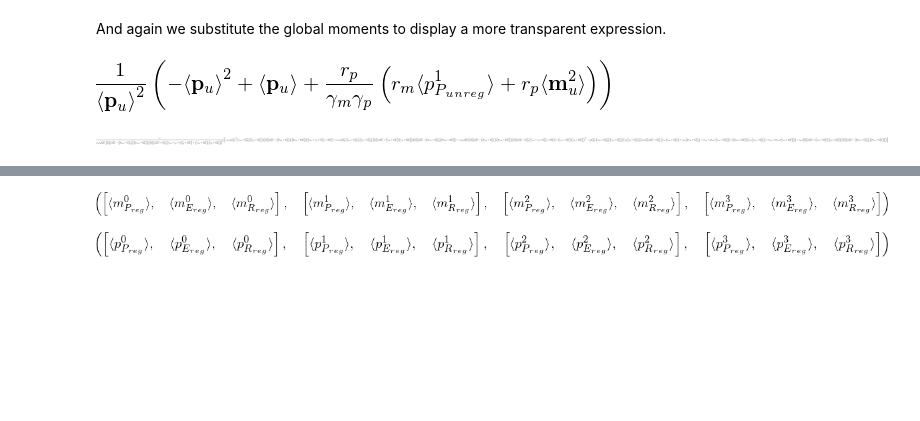
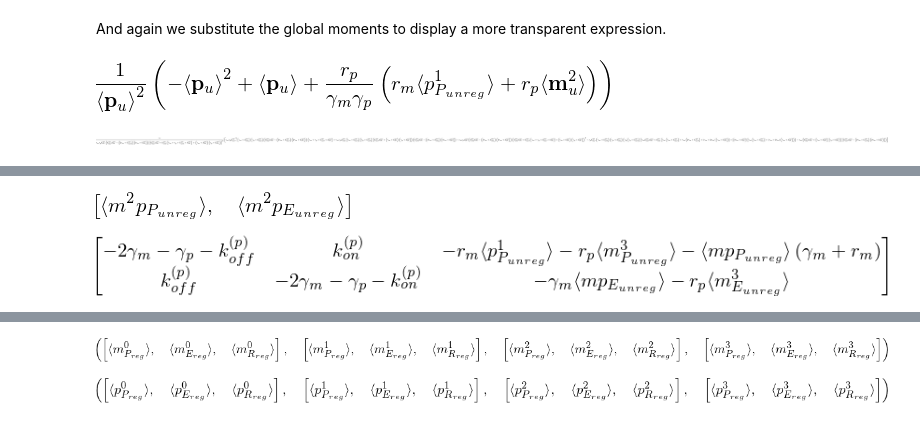
Before and after one commit to RPGroup-PBoC/chann_cap, a Jupyter notebook: src/theory/chemical_master_moments_protein.ipynb, the cells around one changed output, grey strips where cells are left out. Cells and saved outputs as stored; diff of their text form; code cells hidden in the pictures; blank space fills up the shorter version.

```diff
--- a/src/theory/chemical_master_moments_protein.ipynb
+++ b/src/theory/chemical_master_moments_protein.ipynb
@@ -479,0 +506,18 @@ noise_square_unreg_moments.subs(first_sol_unreg_p).\
+# %%
+# Define the string for the states
+corr_unreg = ['m^2p_{P_{unreg}}', 'm^2p_{E_{unreg}}']
+
+# Define the zeroth moments
+m2p_unreg = [moment_sympy(x, None) for x in corr_unreg]
+m2p_unreg
+# %% [output]
+[figure, added]
+# %%
+# define augmented matrix for correlation
+m2p_aug_unreg = (Km_unreg - 2 * Gm_unreg - Gp_unreg).col_insert(2,
+                  - Rm_unreg * sympy.Matrix(p1_unreg)\
+                  - (Rm_unreg + Gm_unreg) * sympy.Matrix(mp_unreg)\
+                  - Rp_unreg * sympy.Matrix(m3_unreg))
+m2p_aug_unreg
+# %% [output]
+[figure, added]
```
Also changed, not shown: parts of 30 cells of this notebook.
